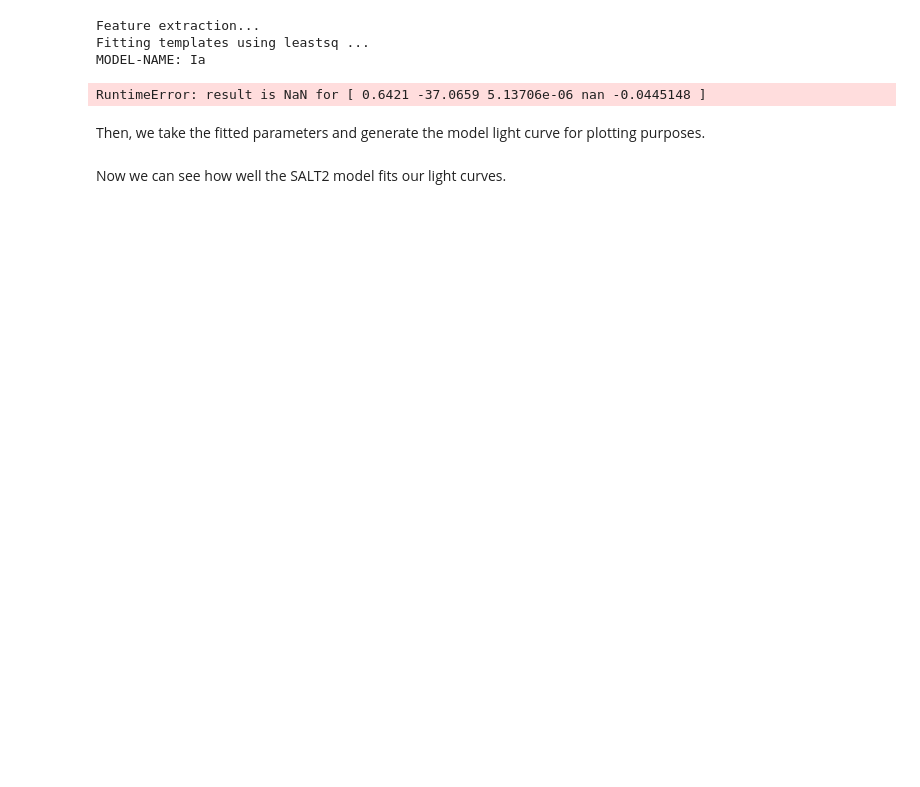
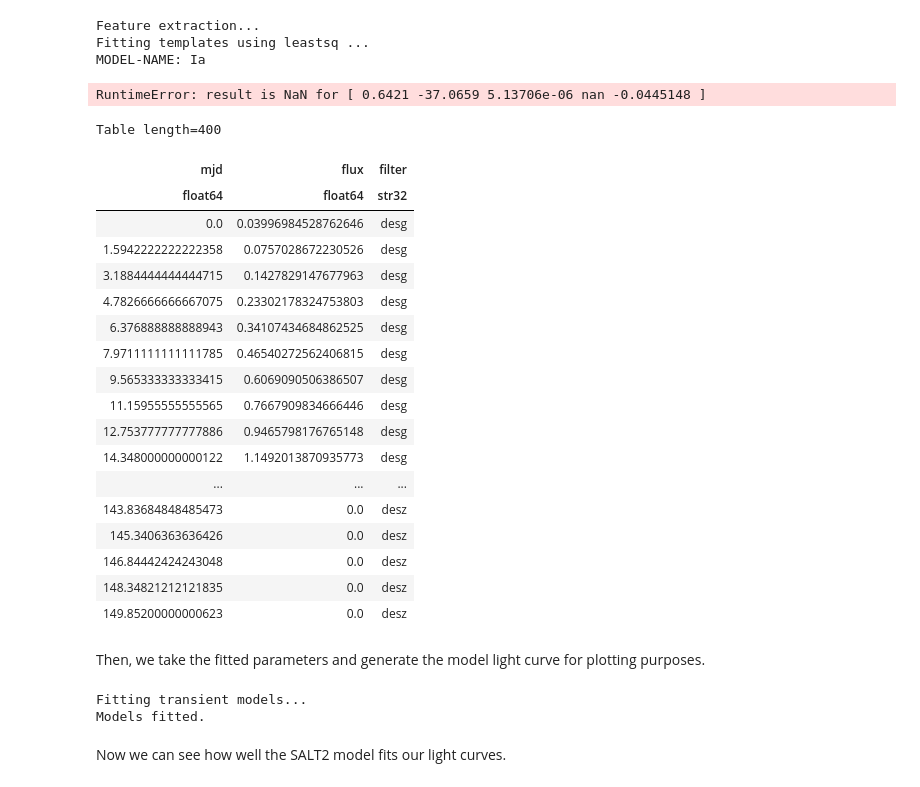
Before and after one commit to LSSTDESC/snmachine, a Jupyter notebook: examples/example_spcc.ipynb, the cells around one changed output. Saved outputs shown, nothing was run; the diff lists cells and outputs as text; code cells hidden in the pictures; blank space fills up the shorter version.

```diff
--- a/examples/example_spcc.ipynb
+++ b/examples/example_spcc.ipynb
@@ -162,6 +187,8 @@ run_name = os.path.join(path_saved_features, f'{dataset}_all')
 # %%
 # This is a Features object, not yet the extracted features
-salt2_features_instance = snfeatures.TemplateFeatures(sampler='leastsq')
+#salt2_features_instance = snfeatures.TemplateFeatures(sampler='leastsq')
+
+salt2_features_instance = TemplateFeatures(sampler='leastsq')
 # %% [markdown]
 This performs the actual feature extraction. All feature extraction methods are parallelised with multiprocessing, just set `nprocesses`>1 for parallelisation.
 # %%
@@ -211,10 +595,37 @@ Feature extraction...
 Fitting templates using leastsq ...
 MODEL-NAME: Ia
 RuntimeError: result is NaN for [ 0.6421 -37.0659 5.13706e-06 nan -0.0445148 ]
+# %%
+lc = dataset.data['DES_SN000642.DAT']
+# %%
+salt2_features_instance.fit_sn(lc, salt2_features)
+# %% [output]
+Table length=400
+| mjd | flux | filter |
+| float64 | float64 | str32 |
+| 0.0 | 0.03996984528762646 | desg |
+| 1.5942222222222358 | 0.0757028672230526 | desg |
+| 3.1884444444444715 | 0.1427829147677963 | desg |
+| 4.7826666666667075 | 0.23302178324753803 | desg |
+| 6.376888888888943 | 0.34107434684862525 | desg |
+| 7.9711111111111785 | 0.46540272562406815 | desg |
+| 9.565333333333415 | 0.6069090506386507 | desg |
+| 11.15955555555565 | 0.7667909834666446 | desg |
+| 12.753777777777886 | 0.9465798176765148 | desg |
+| 14.348000000000122 | 1.1492013870935773 | desg |
+| ... | ... | ... |
+| 143.83684848485473 | 0.0 | desz |
+| 145.3406363636426 | 0.0 | desz |
+| 146.84442424243048 | 0.0 | desz |
+| 148.34821212121835 | 0.0 | desz |
+| 149.85200000000623 | 0.0 | desz |
 # %% [markdown]
 Then, we take the fitted parameters and generate the model light curve for plotting purposes.
 # %%
 dataset.set_model(salt2_features_instance.fit_sn, salt2_features)
+# %% [output]
+Fitting transient models...
+Models fitted.
 # %% [markdown]
 Now we can see how well the SALT2 model fits our light curves.
 # %%
```
Also changed, not shown: parts of 10 cells of this notebook.
